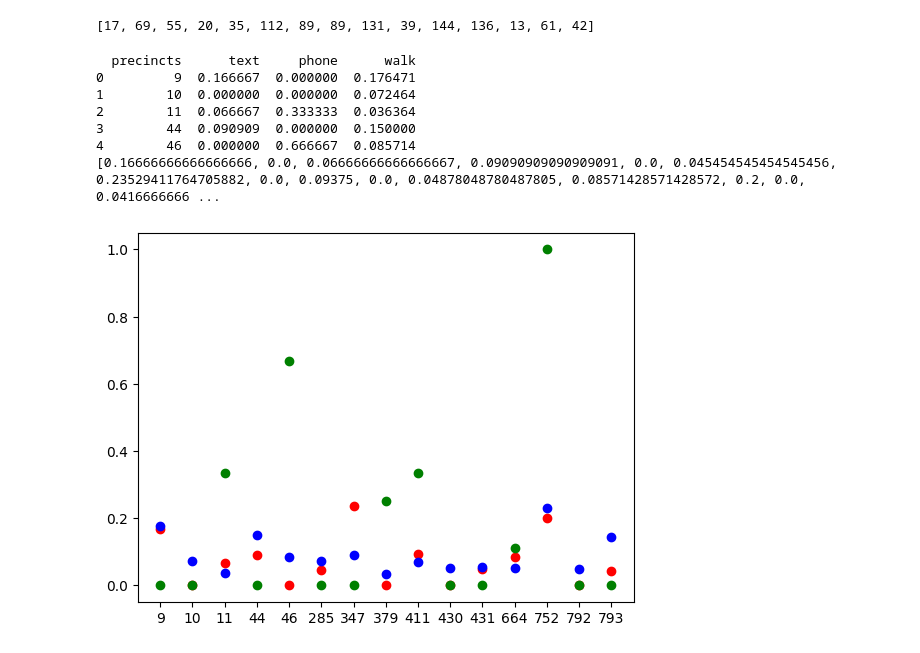
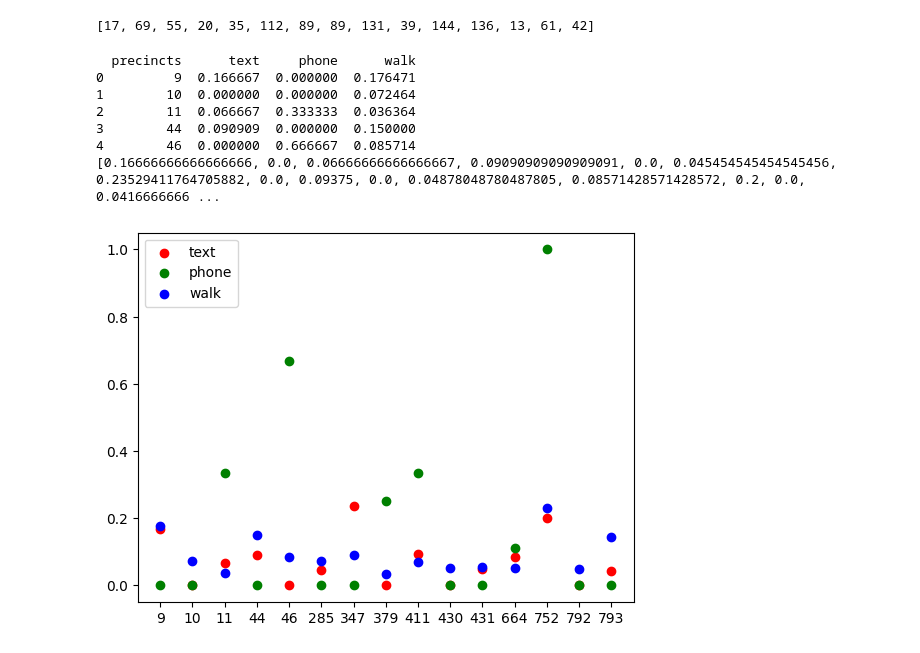
Before and after one commit to ywiamnog/Datathon-2023, a Jupyter notebook: best_methods.ipynb, the cells around one changed output. Drawn from its saved outputs; the diff is of its cells as text; code cells hidden in the pictures.

```diff
--- a/best_methods.ipynb
+++ b/best_methods.ipynb
@@ -160,29 +160,30 @@ print(reg_by_precinct_walk)
 # %%
 # find the denominator
 for i in range(len(precinct_lst)):
     precinct_phone[i] /= reg_by_precinct_phone[i]
     precinct_text[i] /= reg_by_precinct_text[i]
     precinct_walk[i] /= reg_by_precinct_walk[i]
     precinct_lst[i] = str(precinct_lst[i])
 
 precinct_dict = {"precincts": precinct_lst, "text": precinct_text, "phone": precinct_phone, "walk": precinct_walk}
 precinct_data = pd.DataFrame(precinct_dict)
 print(precinct_data.head())
 print(precinct_text)
 
 plt.scatter(precinct_lst, precinct_text, c="red", label="text")
 plt.scatter(precinct_lst, precinct_phone, c="green", label="phone")
 plt.scatter(precinct_lst, precinct_walk, c="blue", label="walk")
+plt.legend()
 plt.show()
 # precinct_data.plot(kind = "scatter", x="precincts", y = "text", color = "red")
 # precinct_data.plot(kind = "scatter", x="precincts", y = "phone", color = "green")
 # precinct_data.plot(kind = "scatter", x="precincts", y = "walk", color = "blue")
 # %% [output]
   precincts      text     phone      walk
 0         9  0.166667  0.000000  0.176471
 1        10  0.000000  0.000000  0.072464
 2        11  0.066667  0.333333  0.036364
 3        44  0.090909  0.000000  0.150000
 4        46  0.000000  0.666667  0.085714
 [0.16666666666666666, 0.0, 0.06666666666666667, 0.09090909090909091, 0.0, 0.045454545454545456, 0.23529411764705882, 0.0, 0.09375, 0.0, 0.04878048780487805, 0.08571428571428572, 0.2, 0.0, 0.0416666666 ...
-[figure, old version]
+[figure, new version]
```
